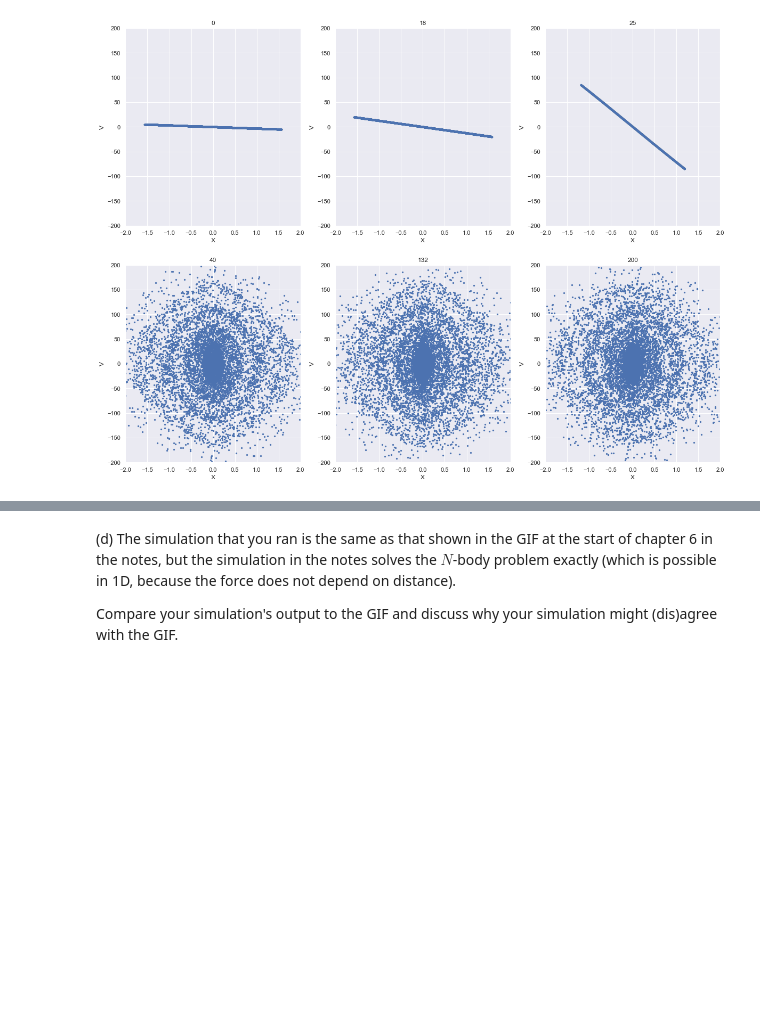
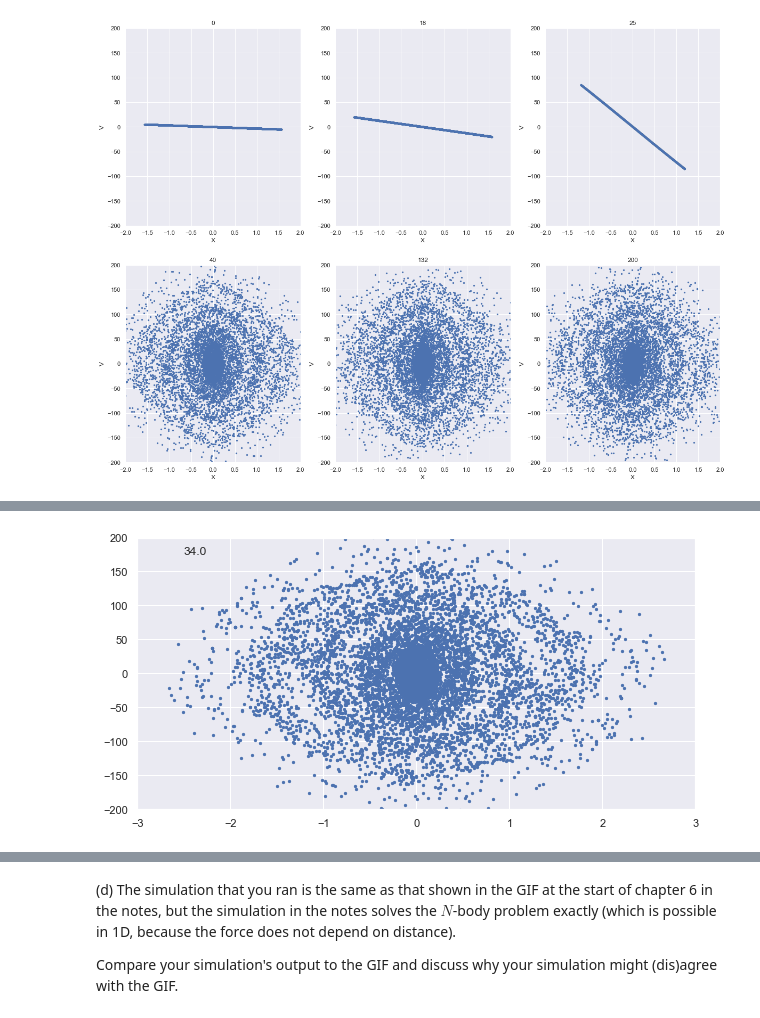
Before and after one commit to AstroLudwig/AST1420, a Jupyter notebook: Assignment3/Assignment3.ipynb, the cells around one changed output, grey strips where cells are left out. Saved outputs shown, nothing was run; the diff lists cells and outputs as text; code cells hidden in the pictures; blank space fills up the shorter version.

```diff
--- a/Assignment3/Assignment3.ipynb
+++ b/Assignment3/Assignment3.ipynb
@@ -349,0 +334,24 @@ for i, ax in enumerate(axes):
+# %%
+from matplotlib.animation import FuncAnimation
+import matplotlib.pyplot as plt
+import numpy as np
+
+x = np.loadtxt('x_/x_tstart_0_tstop_36.txt')
+v = np.loadtxt('v_/v_tstart_0_tstop_36.txt')
+my_list = list(np.arange(10,35,.5))
+
+f = plt.figure(figsize=(10,5))
+scat = plt.scatter(x[0],v[0],s=5)
+text = plt.text(-2.5, 175, str(my_list[0]))
+plt.xlim(-3,3)
+plt.ylim(-200,200)
+
+def update(i):
+    scat.set_offsets(np.c_[x[i],v[i]])
+    text.set_text(str(my_list[i]))
+    return scat,
+
+anim = FuncAnimation(f,update,blit=True,frames=49)
+anim.save('SuperFunExploreTime.gif', writer='imagemagick', fps=10);
+# %% [output]
+[figure, added]
```
Also changed, not shown: parts of 7 cells of this notebook, 4 other files.
